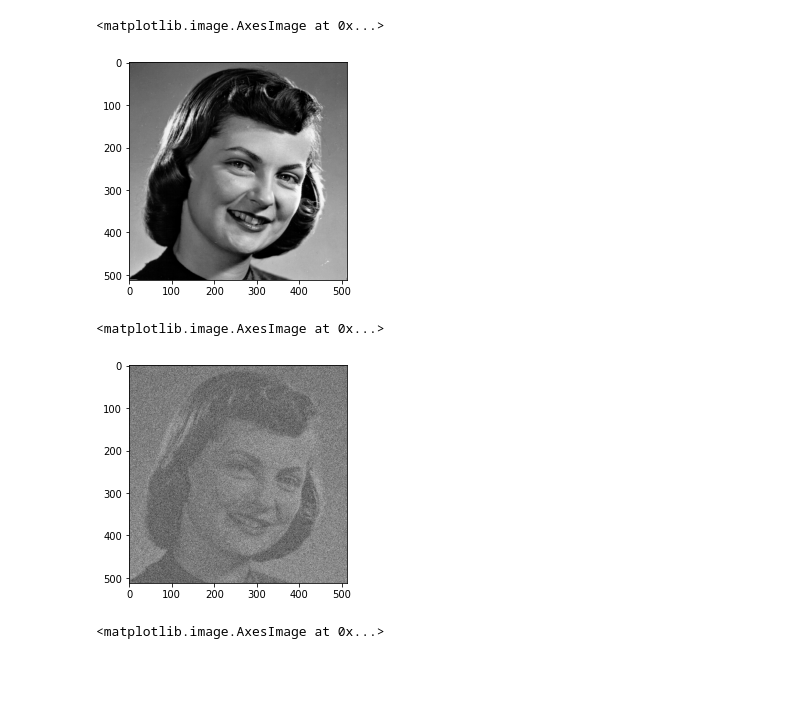
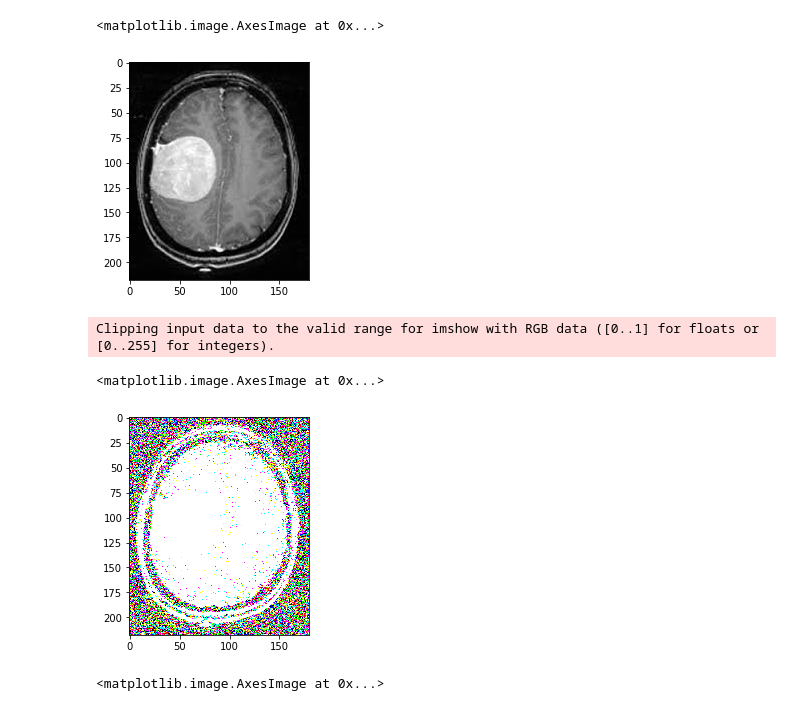
Before and after one commit to badrmarani/image-denoiser, a Jupyter notebook: notebooks/draft.ipynb, the cells around one changed output. Cells and saved outputs as stored; diff of their text form; code cells hidden in the pictures; blank space fills up the shorter version.

```diff
--- a/notebooks/draft.ipynb
+++ b/notebooks/draft.ipynb
@@ -3,20 +3,21 @@ from matplotlib.pyplot import *
 import numpy as np
 from tqdm import tqdm
 # %%
-im = imread ('../data/imgs/girlface.jpg')
+im = imread ('../data/imgs/Y1.jpg')
 
 imshow (im, cmap = 'gray')
 # %% [output]
 <matplotlib.image.AxesImage at 0x...>
-[figure, old version]
+[figure, new version]
 # %%
 def gaussian (im, mean = 0, sigma = 25) :
     return im + np.random.normal (mean, sigma, np.shape (im))
 # %%
-imshow (gaussian (im, sigma = 100), cmap = 'gray')
+imshow (gaussian (im, sigma = 50), cmap = 'gray')
 # %% [output]
-<matplotlib.image.AxesImage at 0x...>
+Clipping input data to the valid range for imshow with RGB data ([0..1] for floats or [0..255] for integers).
+<matplotlib.image.AxesImage at 0x...>
-[figure, old version]
+[figure, new version]
 # %%
 def grad (P) :
     a, b = np.shape (P)[0:2]
```
Also changed, not shown: 47 other files.
